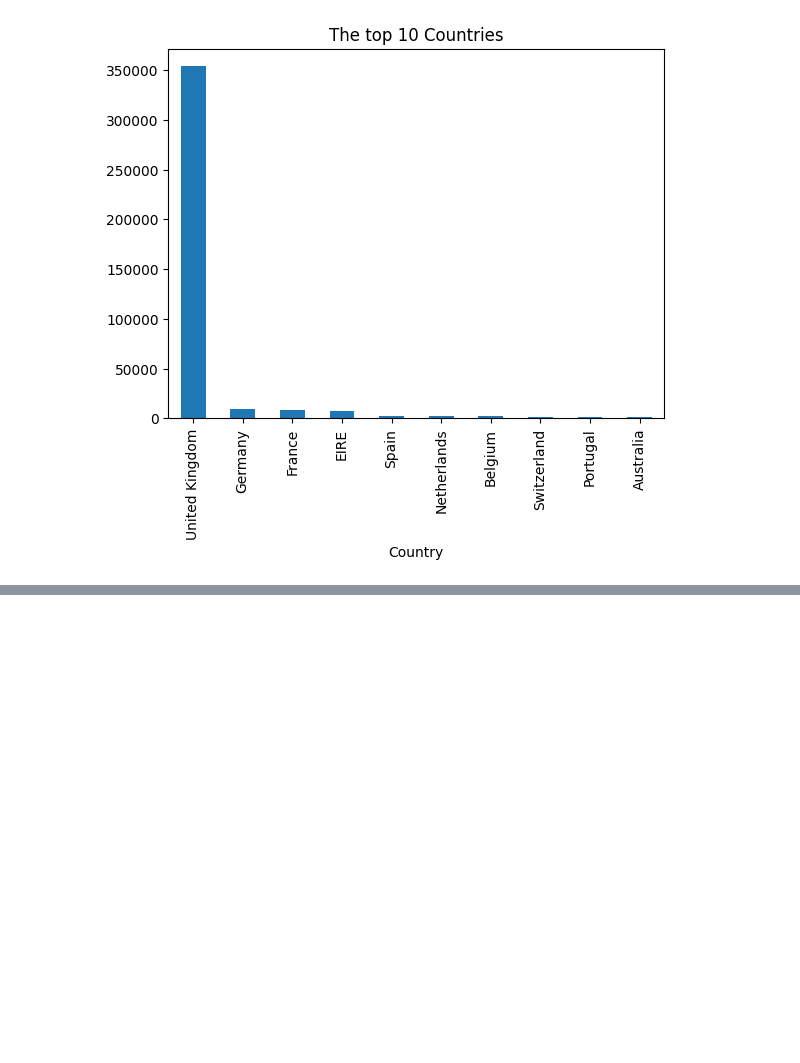
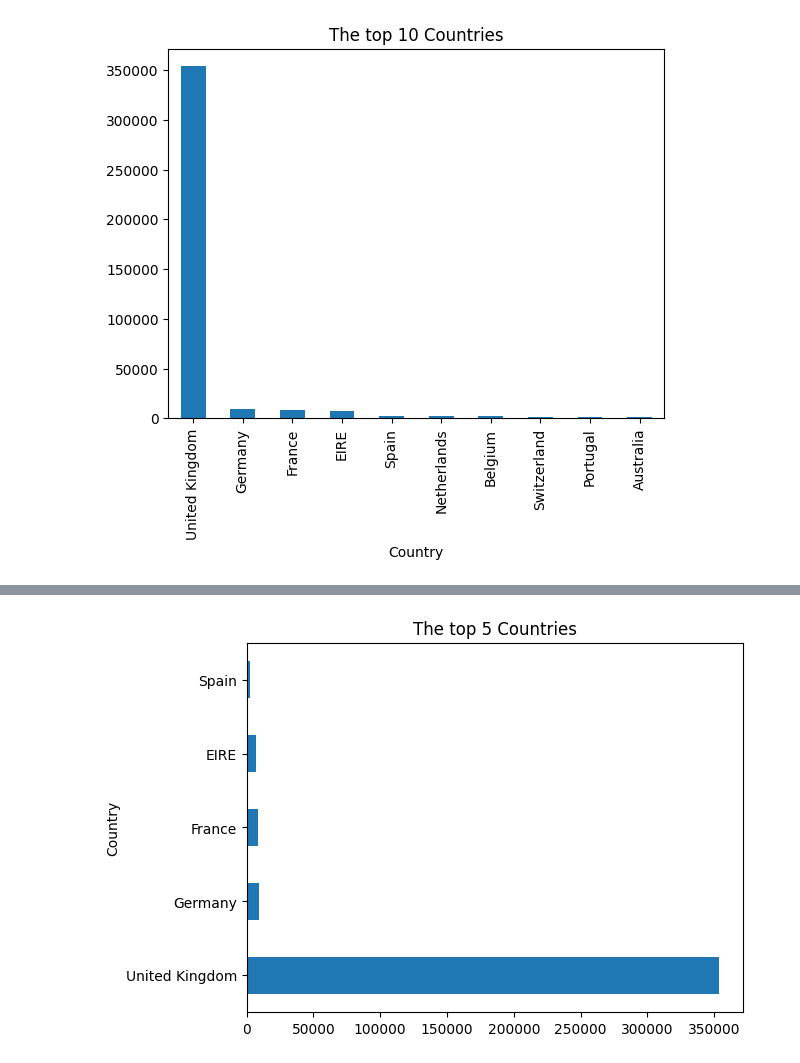
Before and after one commit to shaq31415926/Sep-Bootcamp, a Jupyter notebook: week2/day2/notebooks/01-intro-to-maths-stats-live-coding.ipynb, the cells around one changed output, grey strips where cells are left out. Cells and saved outputs as stored; diff of their text form; code cells hidden in the pictures; blank space fills up the shorter version.

```diff
--- a/week2/day2/notebooks/01-intro-to-maths-stats-live-coding.ipynb
+++ b/week2/day2/notebooks/01-intro-to-maths-stats-live-coding.ipynb
@@ -306,0 +312,5 @@ plt.title("The top 10 Countries");
+# %%
+online_retail_history.Country.value_counts().nlargest(5).plot(kind='barh')
+plt.title("The top 5 Countries");
+# %% [output]
+[figure, added]
```
Also changed, not shown: parts of 1 cell of this notebook.
